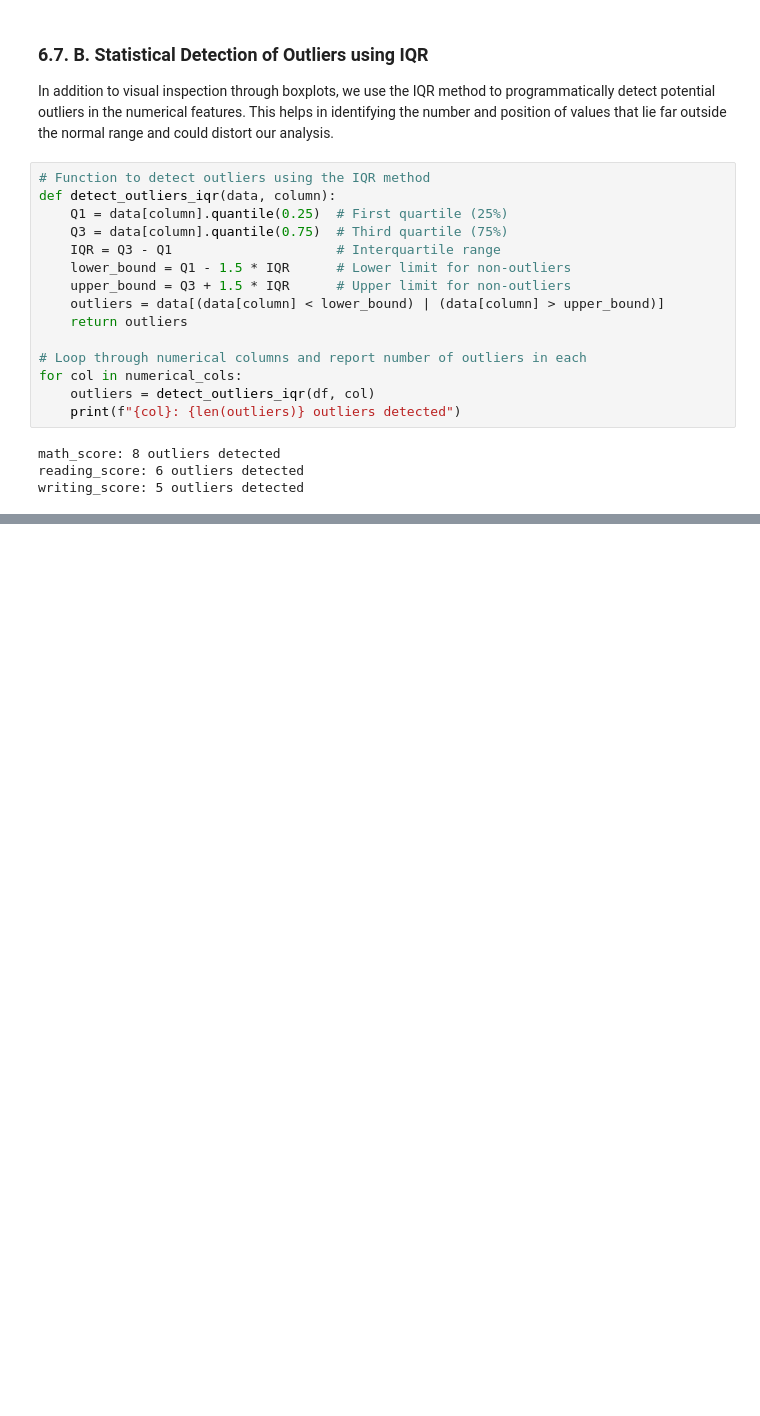
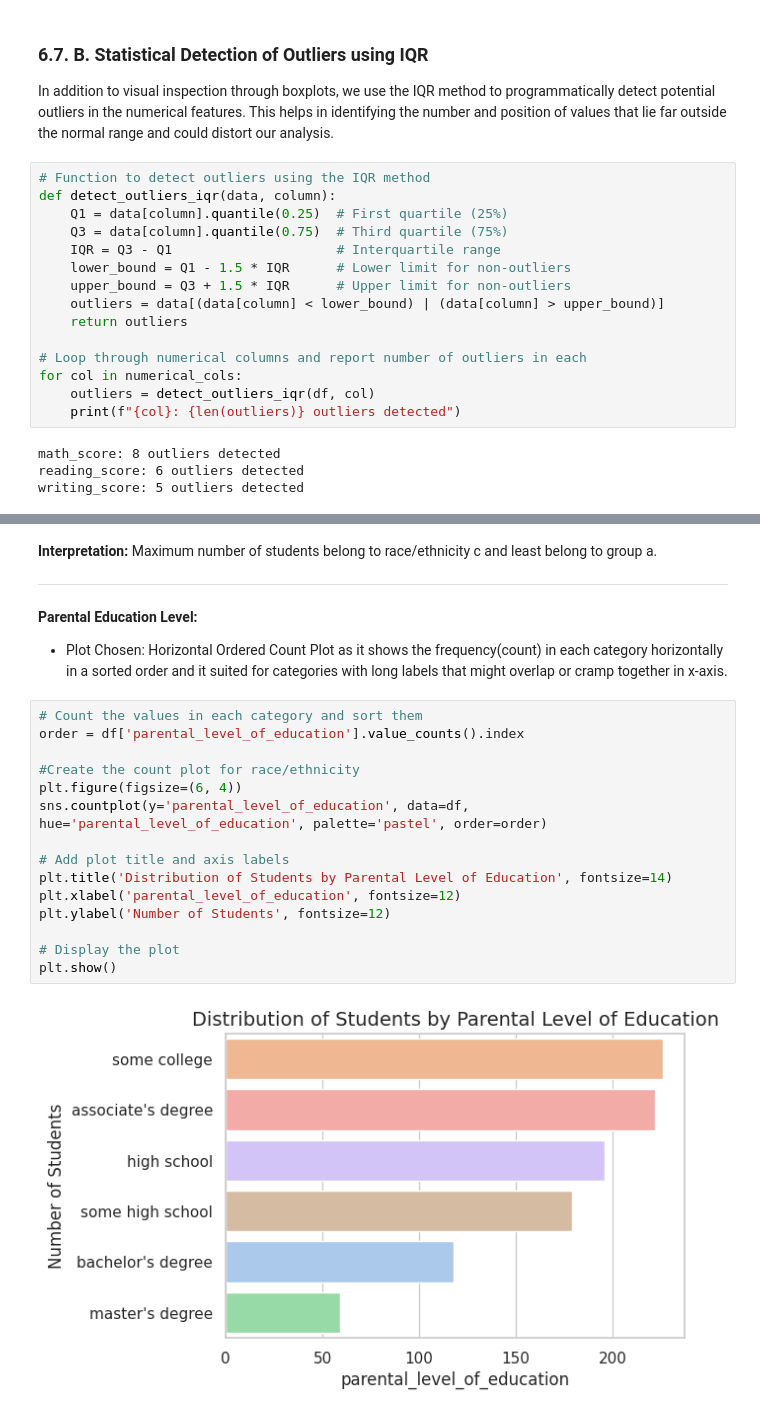
Before and after one commit to RidhimaJain/StudentPerformance-EDA, a Jupyter notebook: EDA_Student_Performance_Dataset.ipynb, the cells around one changed output, grey strips where cells are left out. Drawn from its saved outputs; the diff is of its cells as text; blank space fills up the shorter version.

```diff
--- a/EDA_Student_Performance_Dataset.ipynb
+++ b/EDA_Student_Performance_Dataset.ipynb
@@ -314,0 +372,25 @@ writing_score: 5 outliers detected
+# %% [markdown]
+**Interpretation:** Maximum number of students belong to race/ethnicity c and least belong to group a.
+
+
+---
+# %% [markdown]
+**Parental Education Level:**
+- Plot Chosen: Horizontal Ordered Count Plot as it shows the frequency(count) in each category horizontally in a sorted order and it suited for categories with long labels that might overlap or cramp together in x-axis.
+# %%
+# Count the values in each category and sort them
+order = df['parental_level_of_education'].value_counts().index
+
+#Create the count plot for race/ethnicity
+plt.figure(figsize=(6, 4))
+sns.countplot(y='parental_level_of_education', data=df, hue='parental_level_of_education', palette='pastel', order=order)
+
+# Add plot title and axis labels
+plt.title('Distribution of Students by Parental Level of Education', fontsize=14)
+plt.xlabel('parental_level_of_education', fontsize=12)
+plt.ylabel('Number of Students', fontsize=12)
+
+# Display the plot
+plt.show()
+# %% [output]
+[figure, added]
```
Also changed, not shown: parts of 19 cells of this notebook.
